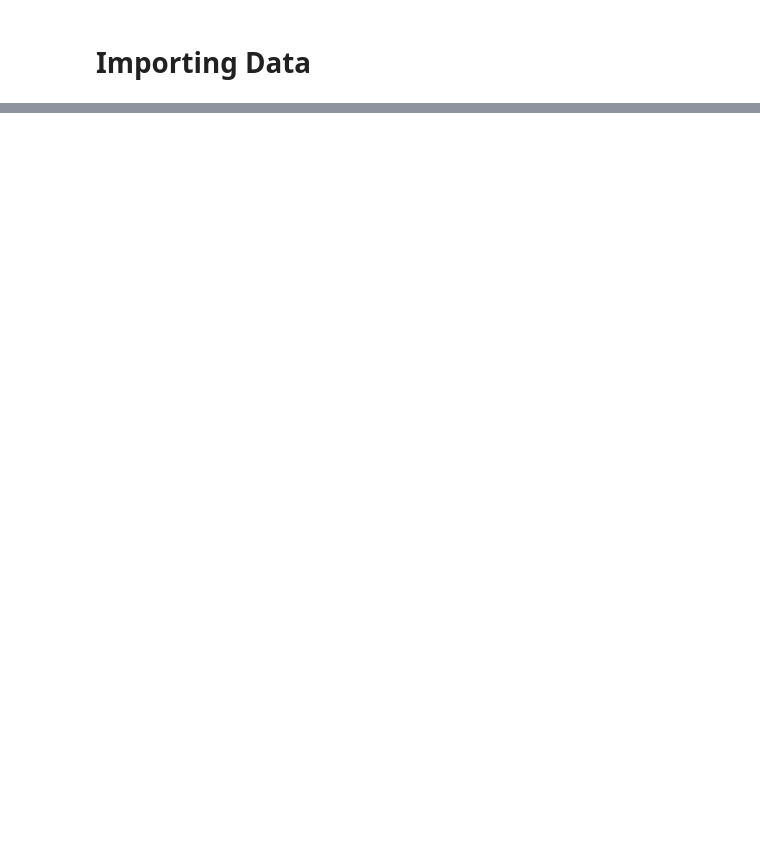
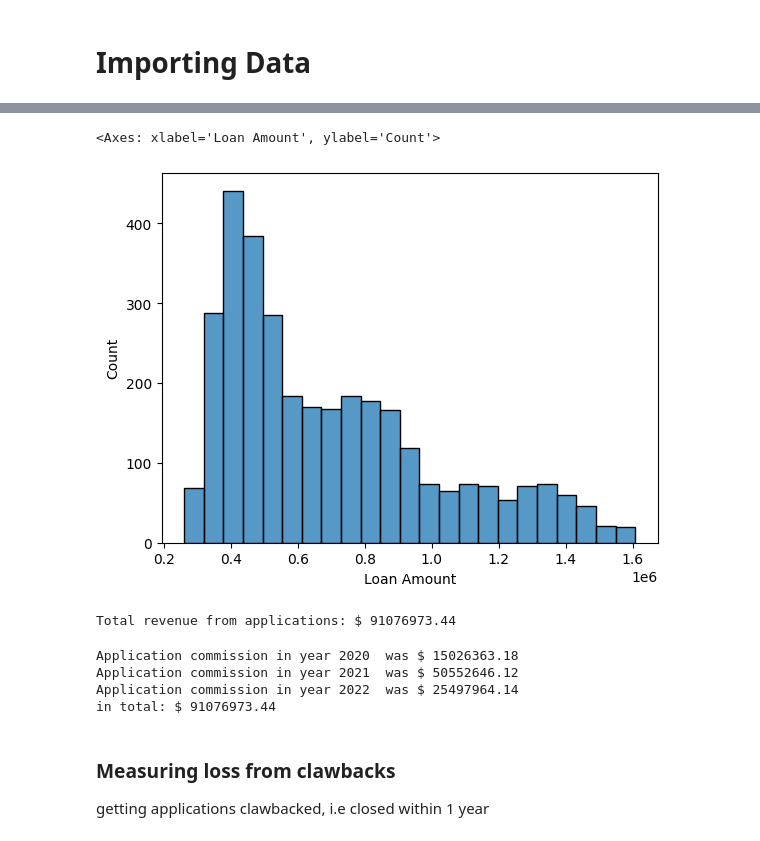
Before and after one commit to nineninesixteensixtn/QuantiumCaseComp2024, a Jupyter notebook: workingfile.ipynb, the cells around one changed output, grey strips where cells are left out. Cells and saved outputs as stored; diff of their text form; code cells hidden in the pictures; blank space fills up the shorter version.

```diff
--- a/workingfile.ipynb
+++ b/workingfile.ipynb
@@ -28,0 +33,26 @@ customers.columns[0]
+# %%
+sns.histplot(data = applications['Loan Amount'])
+# %% [output]
+<Axes: xlabel='Loan Amount', ylabel='Count'>
+[figure, added]
+# %%
+total_revenue_from_applications = round(applications['Loan Amount'].sum()*0.04,2)
+print('Total revenue from applications: $', total_revenue_from_applications)
+# %% [output]
+Total revenue from applications: $ 91076973.44
+# %%
+#calculating revenue by year
+yearly_revenue = {}
+for year in [2020,2021,2022]:
+    yearly_applications = applications[(applications['Application Date']<=pd.to_datetime(f'{year}/12/31'))*(applications['Application Date']>pd.to_datetime(f'{year-1}/12/31'))]
+    yearly_revenue[year] = round(sum(yearly_applications['Loan Amount']*0.04),2)
+    print('Application commission in year',year,' was $',yearly_revenue[year])
+print('in total: $', sum(list(yearly_revenue.values())))
+# %% [output]
+Application commission in year 2020  was $ 15026363.18
+Application commission in year 2021  was $ 50552646.12
+Application commission in year 2022  was $ 25497964.14
+in total: $ 91076973.44
+# %% [markdown]
+### Measuring loss from clawbacks
+getting applications clawbacked, i.e closed within 1 year
```
Also changed, not shown: parts of 19 cells of this notebook.
